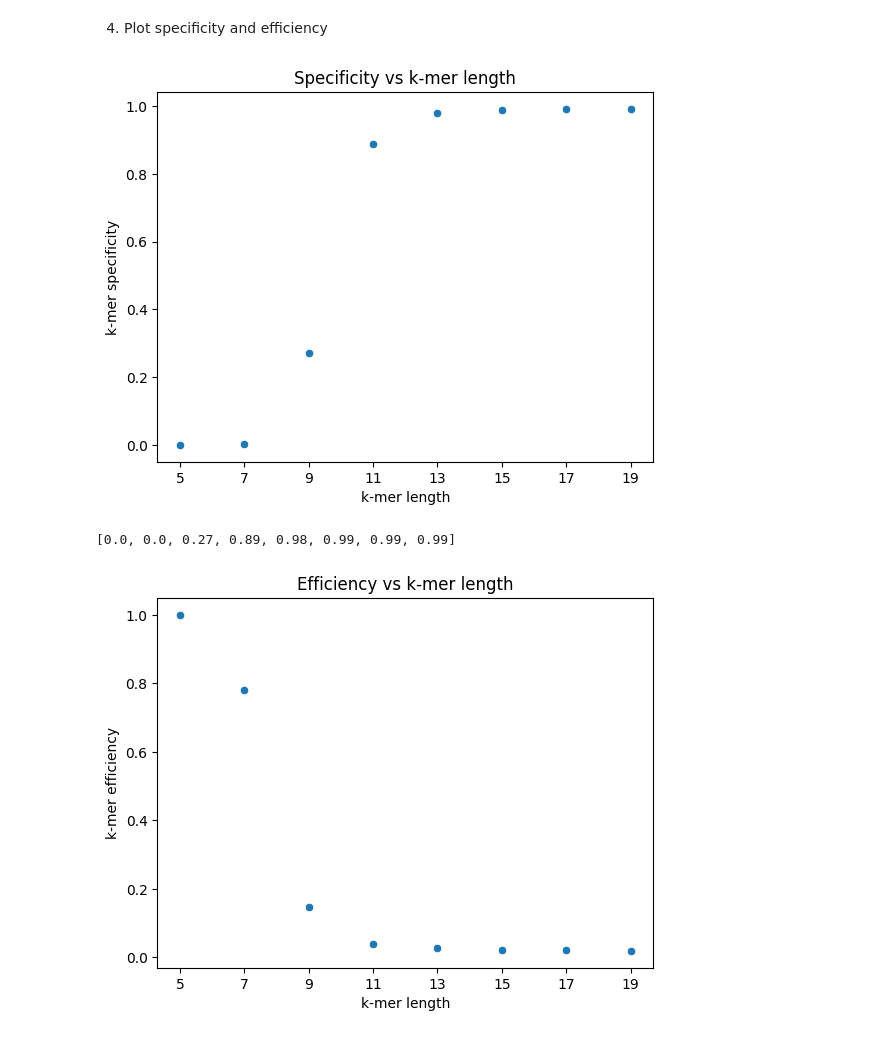
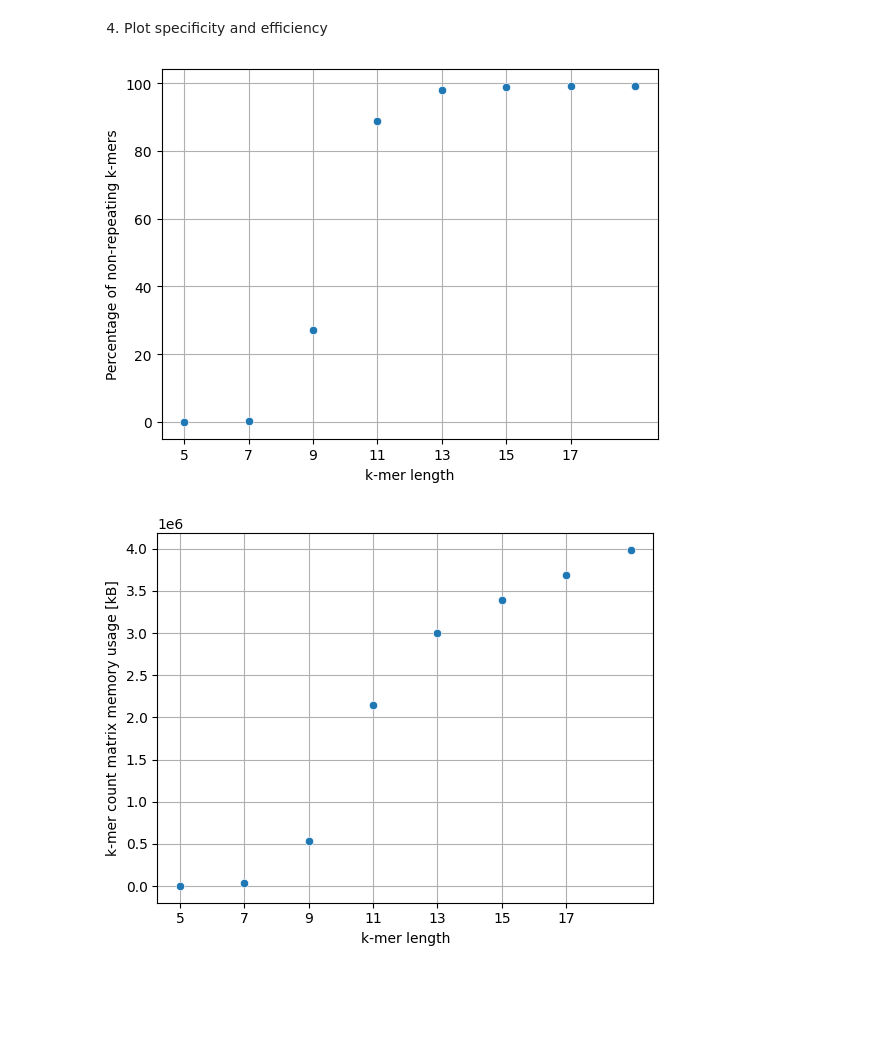
Before and after one commit to wis-janusz/PORT-EK, a Jupyter notebook: notebooks/optimal_bat_k_selection.ipynb, the cells around one changed output. Drawn from its saved outputs; the diff is of its cells as text; code cells hidden in the pictures; blank space fills up the shorter version.

```diff
--- a/notebooks/optimal_bat_k_selection.ipynb
+++ b/notebooks/optimal_bat_k_selection.ipynb
@@ -93,8 +94,8 @@ for k in k_list:
     # common_kmer_matrix['bat_early_err_norm'] = common_kmer_matrix['bat_avg_norm']-common_kmer_matrix['hum_avg_norm']
     # common_kmer_matrix['bat_RMSE_norm'] =  np.sqrt((common_kmer_matrix['bat_early_err_norm'])**2)
 
-    specificity = n_unique/len(common_kmer_matrix)
-    efficiency = len(common_kmer_matrix)/len(all_kmer_matrix)
+    specificity = n_unique/len(common_kmer_matrix)*100
+    efficiency = all_kmer_matrix.memory_usage().sum()/(1024)
     k_dict[k] = (specificity, efficiency)
 
     del all_kmer_matrix, common_kmer_matrix
@@ -121,25 +122,23 @@ Done calculating specificty and efficiency of 19-mers.
 4. Plot specificity and efficiency
 # %%
 fig, ax = plt.subplots()
-ax.set_title("Specificity vs k-mer length")
+ax.set_axisbelow(True)
 ax.set_xlabel("k-mer length")
-ax.set_xticks(range(5,27,2))
-ax.set_ylabel("k-mer specificity")
+ax.set_xticks(range(5,19,2))
+ax.set_ylabel("Percentage of non-repeating k-mers")
 sns.scatterplot(x=k_list, y=[val[0] for val in k_dict.values()])
-plt.show()
+plt.grid()
+plt.savefig("../output/bat/k-mer_non-repeating.svg", format = "svg", dpi=300)
 # %% [output]
-[figure, old version]
+[figure, new version]
-# %%
-[round(val[0],2) for val in k_dict.values()]
-# %% [output]
-[0.0, 0.0, 0.27, 0.89, 0.98, 0.99, 0.99, 0.99]
 # %%
 fig, ax = plt.subplots()
-ax.set_title("Efficiency vs k-mer length")
+ax.set_axisbelow(True)
 ax.set_xlabel("k-mer length")
-ax.set_xticks(range(5,27,2))
-ax.set_ylabel("k-mer efficiency")
+ax.set_xticks(range(5,19,2))
+ax.set_ylabel("k-mer count matrix memory usage [kB]")
 sns.scatterplot(x=k_list, y=[val[1] for val in k_dict.values()])
-plt.show()
+plt.grid()
+plt.savefig("../output/bat/k-mer_memory.svg", format = "svg", dpi=300)
 # %% [output]
-[figure, old version]
+[figure, new version]
```
Also changed, not shown: parts of 4 cells of this notebook, 7 other files.
